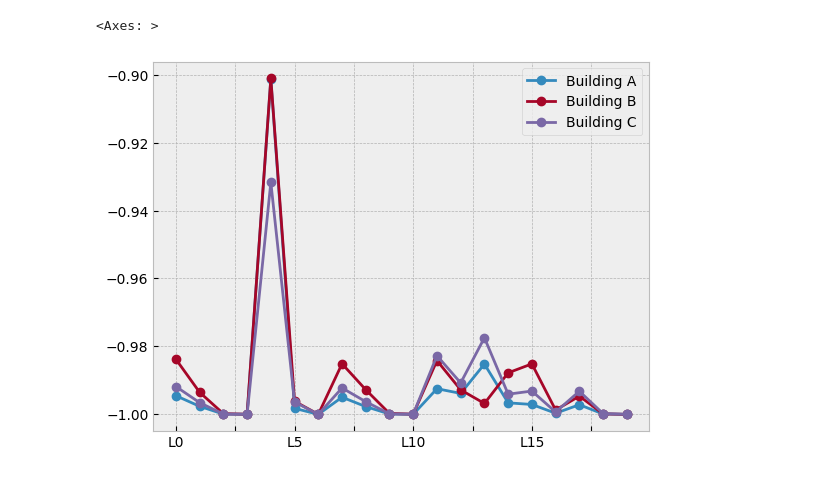
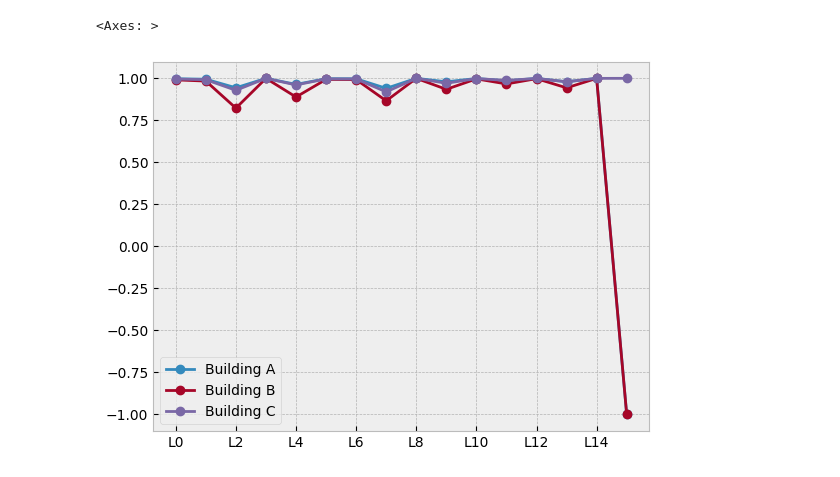
Before and after one commit to AlfredoMarquinaMeseguer/PleiadesHVAC, a Jupyter notebook: data/scripts/metrics.ipynb, the cells around one changed output. Cells and saved outputs as stored; diff of their text form; code cells hidden in the pictures.

Commit message:
Graficos de metricas

```diff
--- a/data/scripts/metrics.ipynb
+++ b/data/scripts/metrics.ipynb
@@ -11,22 +16,27 @@ To enable the following instructions: AVX2 FMA, in other operations, rebuild Ten
 # %%
 models = ["gruSimple" , "gru", "lstm", "convlstm", "transformer"]
-files_and_names = [(f, f.replace("-data_result.json", "").replace("building", "Building ") ) for f in ["buildingA-data_result.json","buildingB-data_result.json","buildingC-data_result.json"]]
+paradigms = ["HFL", "FL"]
+rounds = 10
+metrics_used = ["mae", "medae", "mse", "rmse", "msle", "mape", "r2", "explained_variance", "max_error", "cosine_similarity"]
+edgefederations = ["buildingA","buildingB","buildingC"]
+files = ["buildingA-data_result.json","buildingB-data_result.json","buildingC-data_result.json"]
+names = [f.replace("-data_result.json", "").replace("building", "Building ") for f in files ]
 # %%
-WEIGTH_DIRECTORY = "../../metrics/{}/HFL/weigths/results/"
+WEIGTH_DIRECTORY = "../../metrics/{}/{}/HFL/weigths/results/"
 global_model_key = "global_model"
 weigths_by_type = {}
 for model in models:
     weigths_by_type[model] = {}
-    directory = WEIGTH_DIRECTORY.format(model)
+    directory = WEIGTH_DIRECTORY.format(model, 1)
     pesos = []
-    for file, name in files_and_names:
+    for file, name in zip(files, names):
         with open(directory+file) as f:
             pesos  = json.loads(f.read())["arrays"]
         weigths_by_type[model][name] = pesos
 # %%
-GLOBAL_MODEL = "../../metrics/{}/HFL/weigths/global_model.npz"
+GLOBAL_MODEL = "../../metrics/{}/{}/HFL/weigths/global_model.npz"
 for model in models:
-    loaded = np.load(GLOBAL_MODEL.format(model))
+    loaded = np.load(GLOBAL_MODEL.format(model, 1))
     arrays = [loaded[k].tolist() for k in loaded.files]
     weigths_by_type[model][global_model_key] = arrays
 # %%
@@ -36,7 +48,7 @@ cosines_dfs = {}
 for model in models :
     baseline = weigths_by_type[model][global_model_key]
     similarity_rows = []
-    for _, name in files_and_names:
+    for  name in names:
         layer_sims = []
         for base_layer, model_layer in zip(baseline, weigths_by_type[model][name]):
             base_vec = tf.constant(np.asarray(base_layer).ravel(), dtype=tf.float32)
@@ -47,15 +59,15 @@ for model in models :
         similarity_rows.append(layer_sims)
 
     layer_names = [f"L{i}" for i in range(len(baseline))]
-    cosine_df = pd.DataFrame(similarity_rows, index=[name for file, name in files_and_names], columns=layer_names)
+    cosine_df = pd.DataFrame(similarity_rows, index=names, columns=layer_names)
     cosines_dfs[model] = cosine_df
 # %%
 import matplotlib.pyplot as plt
 import seaborn as sns
 
 plt.style.use('bmh')
-cosines_dfs['convlstm'].T.plot(kind = 'line', marker = 'o')
+cosines_dfs['gru'].T.plot(kind = 'line', marker = 'o')
 #sns.lineplot(data=cosine_df, x=)
 # %% [output]
 <Axes: >
-[figure, old version]
+[figure, new version]
```
Also changed, not shown: parts of 18 cells of this notebook.
